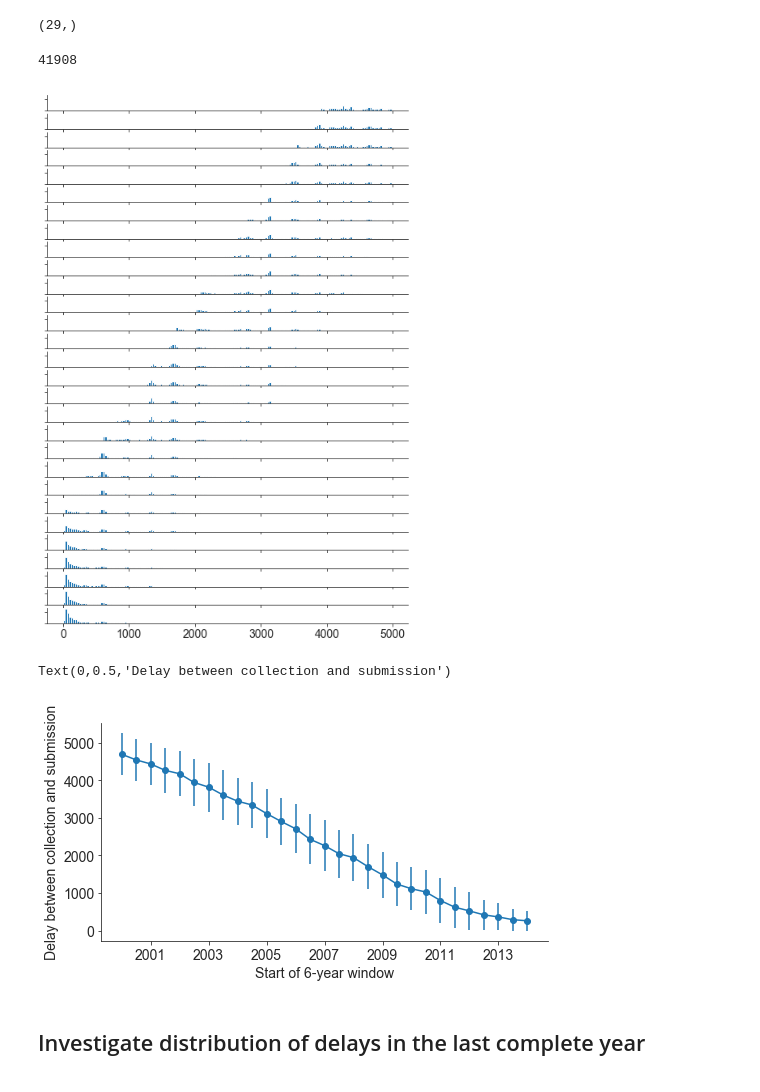
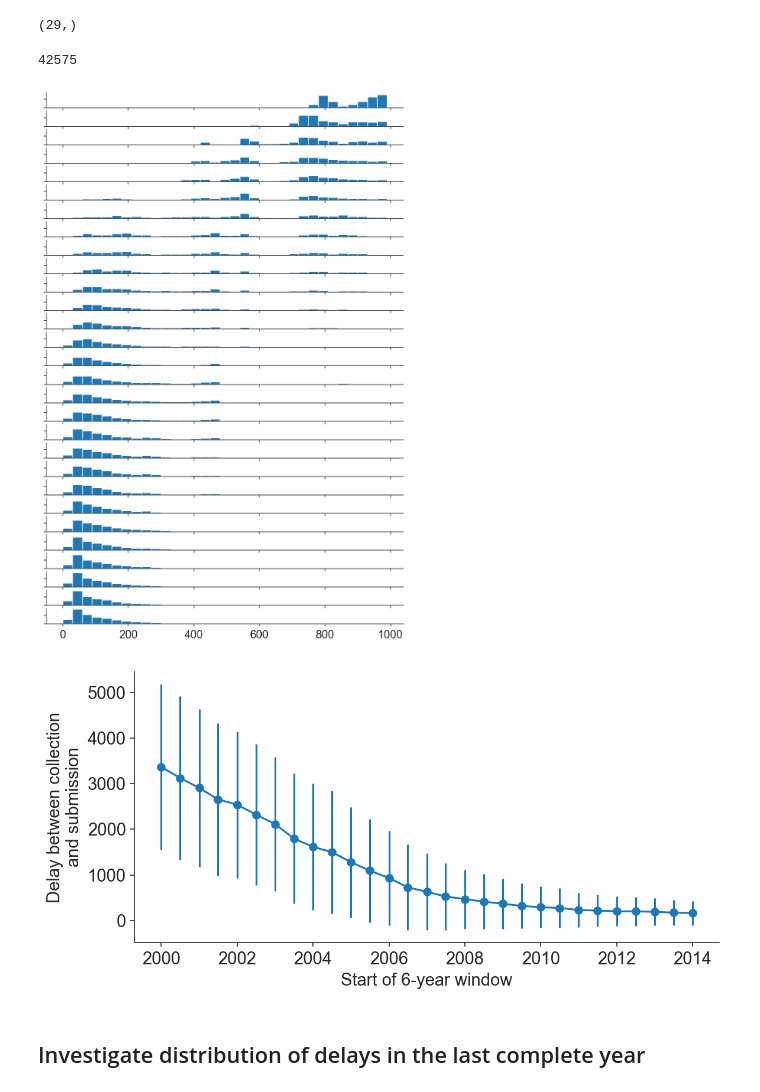
Before and after one commit to blab/flu-forecasting-delays, a Jupyter notebook: analysis/2020-10-11-plot-distribution-of-submission-delays.ipynb, the cells around one changed output. Cells and saved outputs as stored; diff of their text form; code cells hidden in the pictures.

```diff
--- a/analysis/2020-10-11-plot-distribution-of-submission-delays.ipynb
+++ b/analysis/2020-10-11-plot-distribution-of-submission-delays.ipynb
@@ -49,7 +57,9 @@ Drop records with ambiguous collection or submission dates. We need complete dat
 # %%
 filtered_metadata = metadata[
     (~metadata["date"].str.contains("X")) &
-    (~metadata["submission_date"].str.contains("X"))
+    (metadata["date"] != "?") &
+    (~metadata["date_submitted"].str.contains("X")) &
+    (metadata["date_submitted"] != "?")
 ].copy()
 # %%
 metadata.shape
@@ -63,7 +73,7 @@ filtered_metadata.shape
 Convert date fields into timestamps.
 # %%
 filtered_metadata["date"] = pd.to_datetime(filtered_metadata["date"])
-filtered_metadata["submission_date"] = pd.to_datetime(filtered_metadata["submission_date"])
+filtered_metadata["date_submitted"] = pd.to_datetime(filtered_metadata["date_submitted"])
 # %%
 filtered_metadata.head()
 # %% [output]
@@ -76,7 +86,7 @@ filtered_metadata.head()
 # %% [markdown]
 ## Calculate and plot delay between collection and submission
 # %%
-filtered_metadata["submission_delay"] = filtered_metadata["submission_date"] - filtered_metadata["date"]
+filtered_metadata["submission_delay"] = filtered_metadata["date_submitted"] - filtered_metadata["date"]
 # %%
 filtered_metadata.head()
 # %% [output]
@@ -131,11 +153,11 @@ end_dates.shape
 # %%
 delay_in_days.max()
 # %% [output]
-41908
+42575
 # %%
 delay_in_days = filtered_metadata["submission_delay"].dt.days.values
 # %%
-bins = np.arange(0, 5000, 30)
+bins = np.arange(0, 1000, 30)
 # %%
 start_dates = []
 mean_delays = []
@@ -167,23 +189,24 @@ for end_date, ax in zip(end_dates, axes.flatten()):
     )
     ax.set_yticklabels([])
 # %% [output]
-[figure, old version]
+[figure, new version]
 # %%
 start_dates = pd.to_datetime(start_dates)
 # %%
 fig, ax = plt.subplots(1, 1, figsize=(8, 4))
 ax.errorbar(
     start_dates,
     mean_delays,
     std_delays,
     marker="o",
     fmt=""
 )
 ax.set_xlabel("Start of 6-year window")
-ax.set_ylabel("Delay between collection and submission")
+ax.set_ylabel("Delay between collection\nand submission")
+
+plt.tight_layout()
 # %% [output]
-Text(0,0.5,'Delay between collection and submission')
-[figure, old version]
+[figure, new version]
 # %% [markdown]
 ## Investigate distribution of delays in the last complete year
 # %% [markdown]
```
Also changed, not shown: parts of 61 cells of this notebook, 10 other files.
